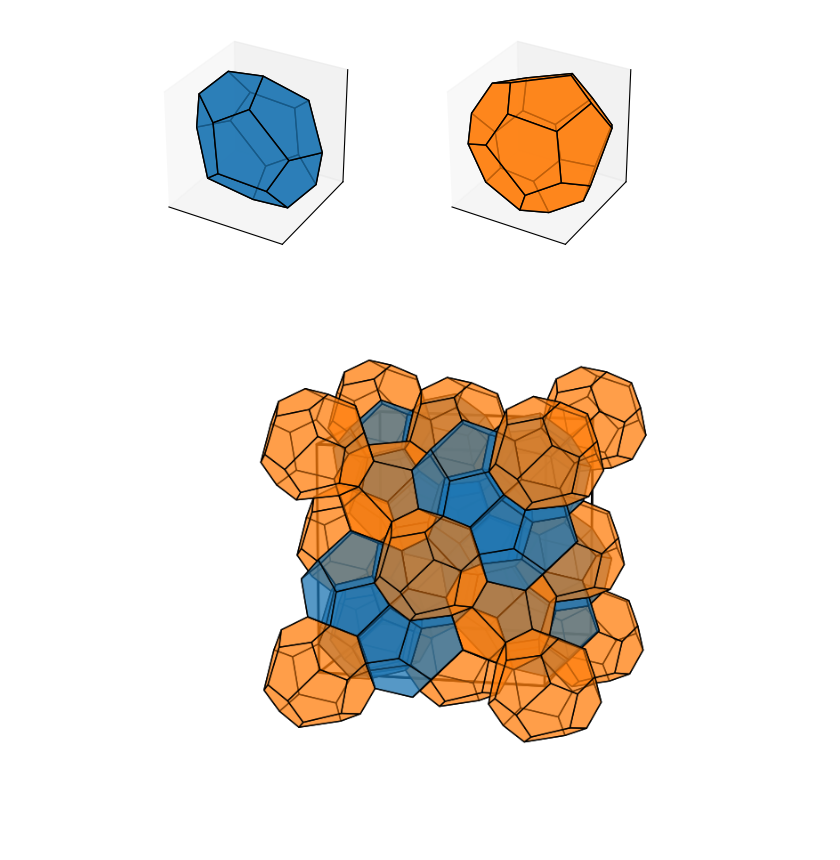
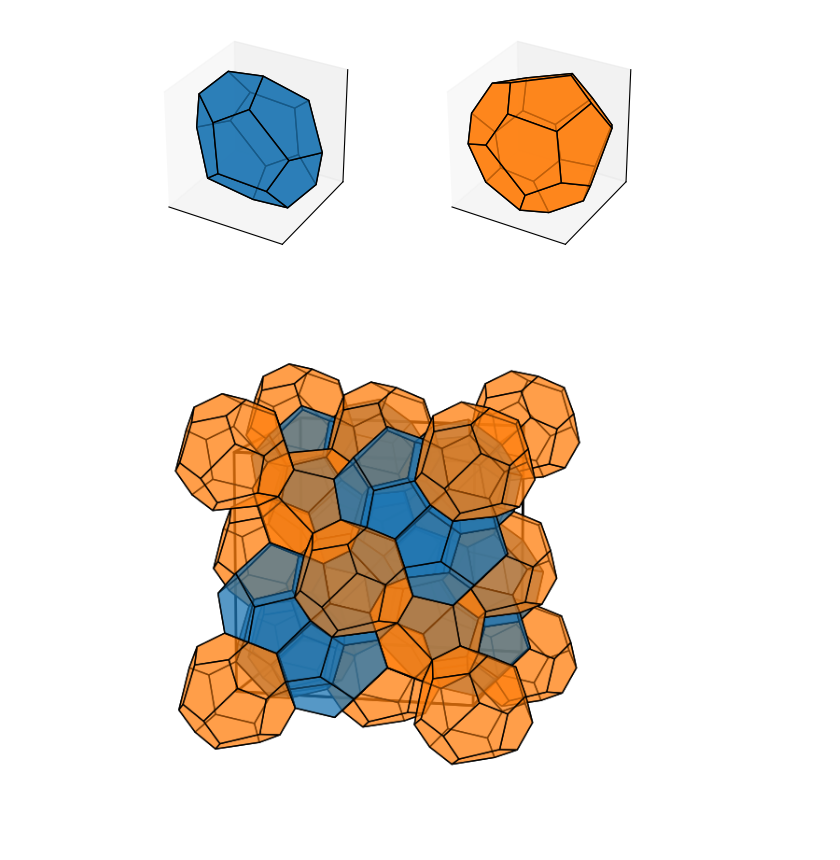
Before and after one commit to ch-tung/QC_scattering, a Jupyter notebook: test_FK-C15_voronoi.ipynb, the cells around one changed output. Drawn from its saved outputs; the diff is of its cells as text; code cells hidden in the pictures.

```diff
--- a/test_FK-C15_voronoi.ipynb
+++ b/test_FK-C15_voronoi.ipynb
@@ -135,7 +135,7 @@ plt.show()
 # %% [output]
 [figure]
 # %%
-fig = plt.figure(figsize=(8,6))
+fig = plt.figure(figsize=(6,6))
 ax = fig.add_subplot(1, 1, 1, projection='3d')
 ax.set_box_aspect([1,1,1])
 
@@ -155,31 +155,31 @@ for i_cell in range(len(points)):
 
     # ax.plot(points[i_cell,0],points[i_cell,1],points[i_cell,2],'k.',markersize=10)
 
     for i_faces, face in enumerate(faces):
         vertices_face_list = vertices[face['vertices']].tolist()
         pgs = [list(tuple(x for x in v) for v in vertices_face_list)]
         collection_v = Poly3DCollection(pgs,
                                         facecolors=colors[i_type], linewidths=1, edgecolors='k', alpha=.5)
 
         ax.add_collection3d(collection_v)
 
 l = np.sqrt(2)
 ax.plot([0,l,l,0,0],[0,0,l,l,0],[0,0,0,0,0],'-k',lw=2)
 ax.plot([0,l,l,0,0],[0,0,l,l,0],[l,l,l,l,l],'-k',lw=2)
 ax.plot([0,0,0,0,0],[0,0,l,l,0],[0,l,l,0,0],'-k',lw=2)
 ax.plot([l,l,l,l,l],[0,0,l,l,0],[0,l,l,0,0],'-k',lw=2)
 
 ax.set_xlim(0-0.2,np.sqrt(2)+0.2)
 ax.set_ylim(0-0.2,np.sqrt(2)+0.2)
 ax.set_zlim(0-0.2,np.sqrt(2)+0.2)
 ax.set_xticks([])
 ax.set_yticks([])
 ax.set_zticks([])
 ax.view_init(elev=11, azim=-166)
 # ax.set_proj_type('ortho')
 ax.axis('off')
 
 plt.tight_layout()
 plt.show()
 # %% [output]
-[figure, old version]
+[figure, new version]
```
